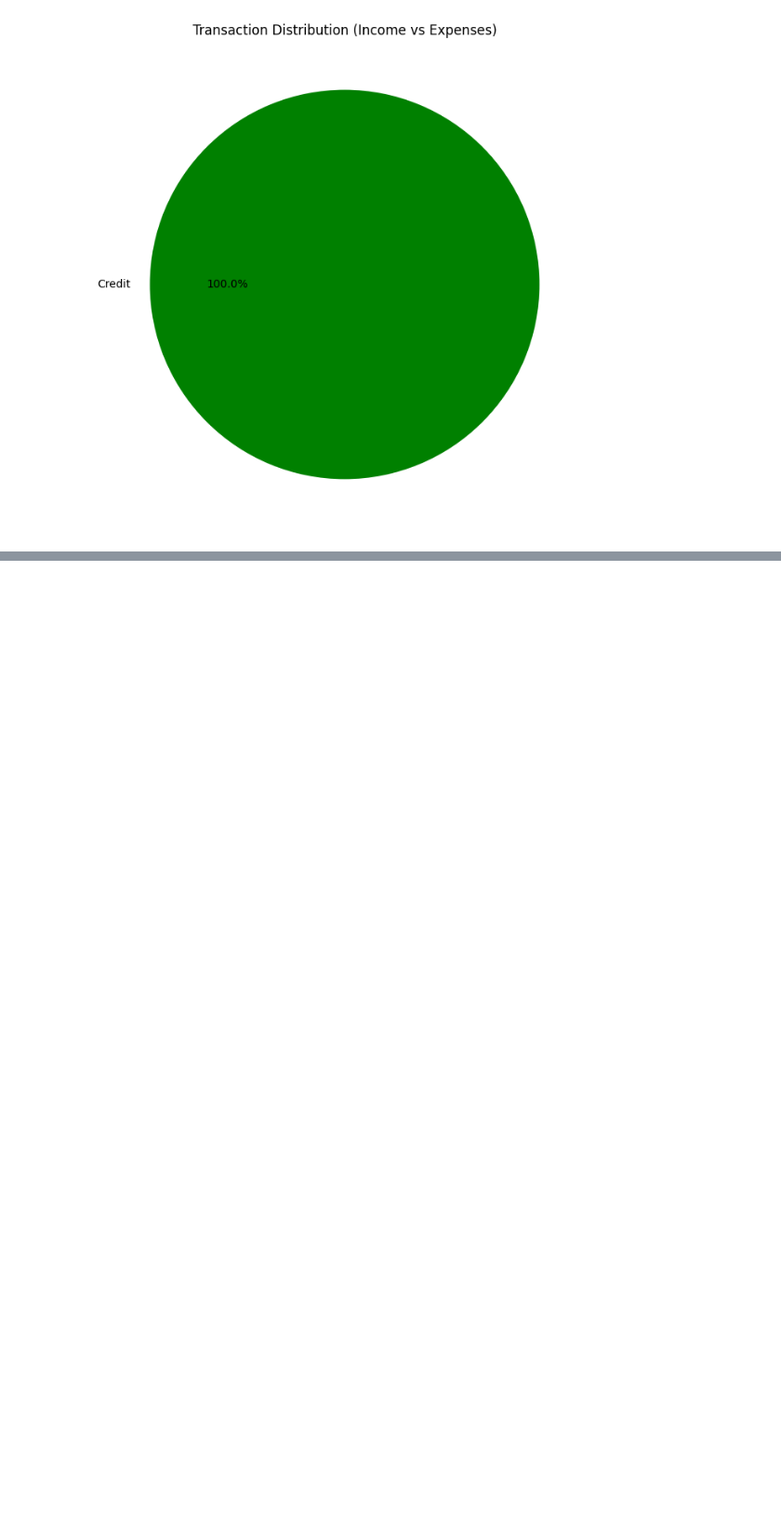
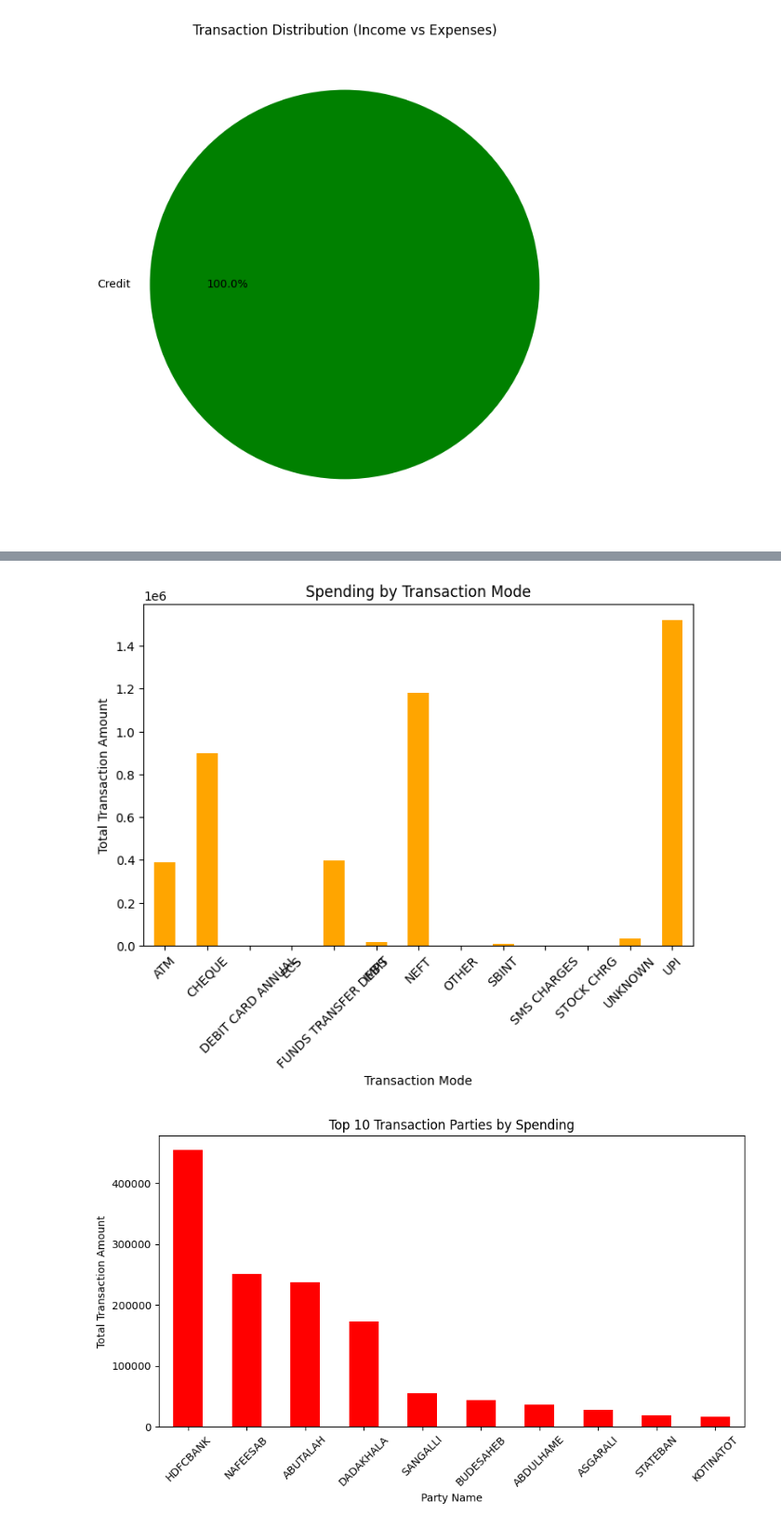
Before and after one commit to Shiva6200744685/VITTO-Money-Assignment-, a Jupyter notebook: Assignment.ipynb, the cells around one changed output, grey strips where cells are left out. Shown: that part at 93% size. Saved outputs shown, nothing was run; the diff lists cells and outputs as text; code cells hidden in the pictures; blank space fills up the shorter version.

```diff
--- a/Assignment.ipynb
+++ b/Assignment.ipynb
@@ -336,0 +301,21 @@ Exploratory Data Analysis Complete! 🚀
+# %%
+# Transaction Analysis by Mode (ATM, UPI, etc.)
+plt.figure(figsize=(8, 5))
+df.groupby('mode')['amount'].sum().plot(kind='bar', color='orange')
+plt.title("Spending by Transaction Mode")
+plt.xlabel("Transaction Mode")
+plt.ylabel("Total Transaction Amount")
+plt.xticks(rotation=45)
+plt.show()
+
+# Top Spending by Parties Involved
+plt.figure(figsize=(10, 5))
+df.groupby('name')['amount'].sum().sort_values(ascending=False).head(10).plot(kind='bar', color='red')
+plt.title("Top 10 Transaction Parties by Spending")
+plt.xlabel("Party Name")
+plt.ylabel("Total Transaction Amount")
+plt.xticks(rotation=45)
+plt.show()
+# %% [output]
+[figure, added]
+[figure, added]
```
Also changed, not shown: parts of 14 cells of this notebook, 2 other files.
